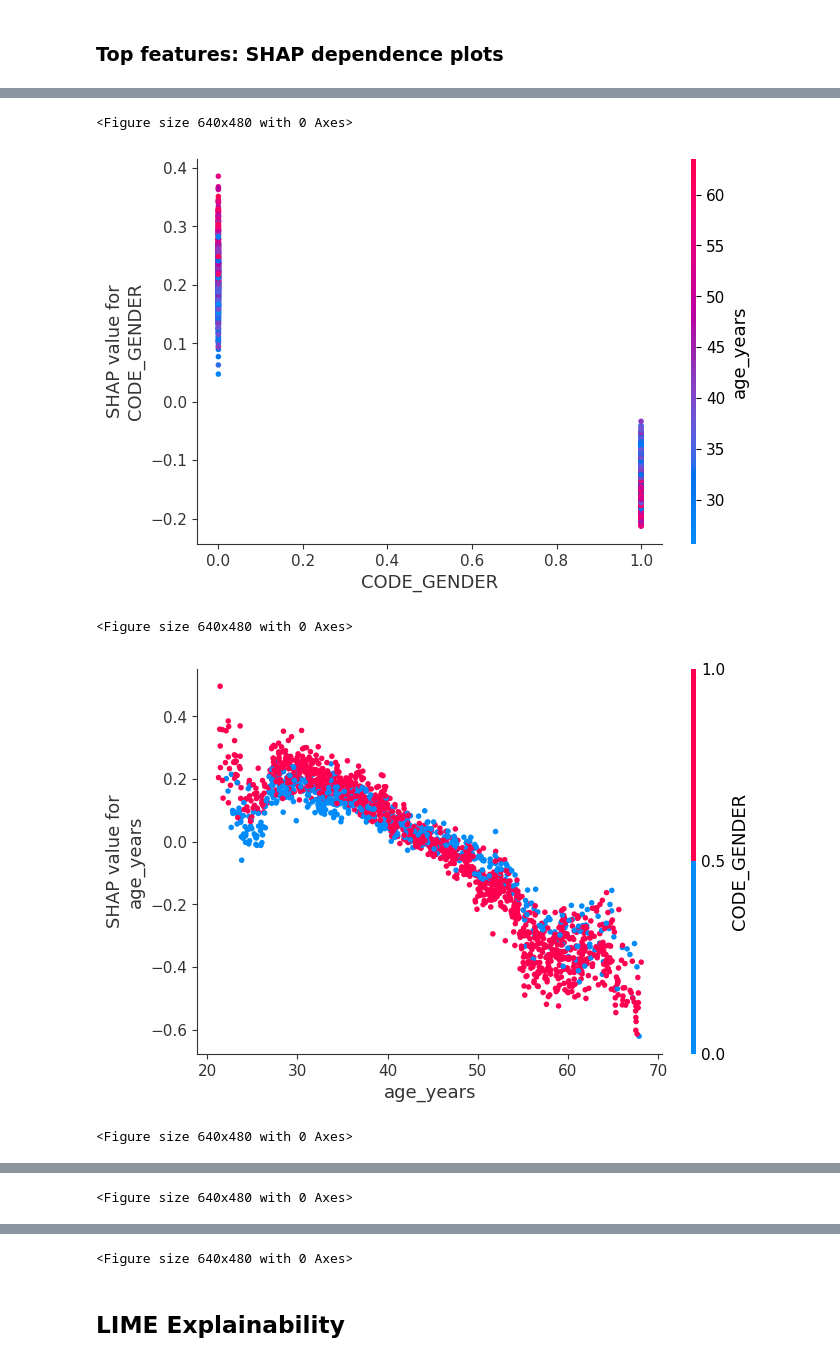
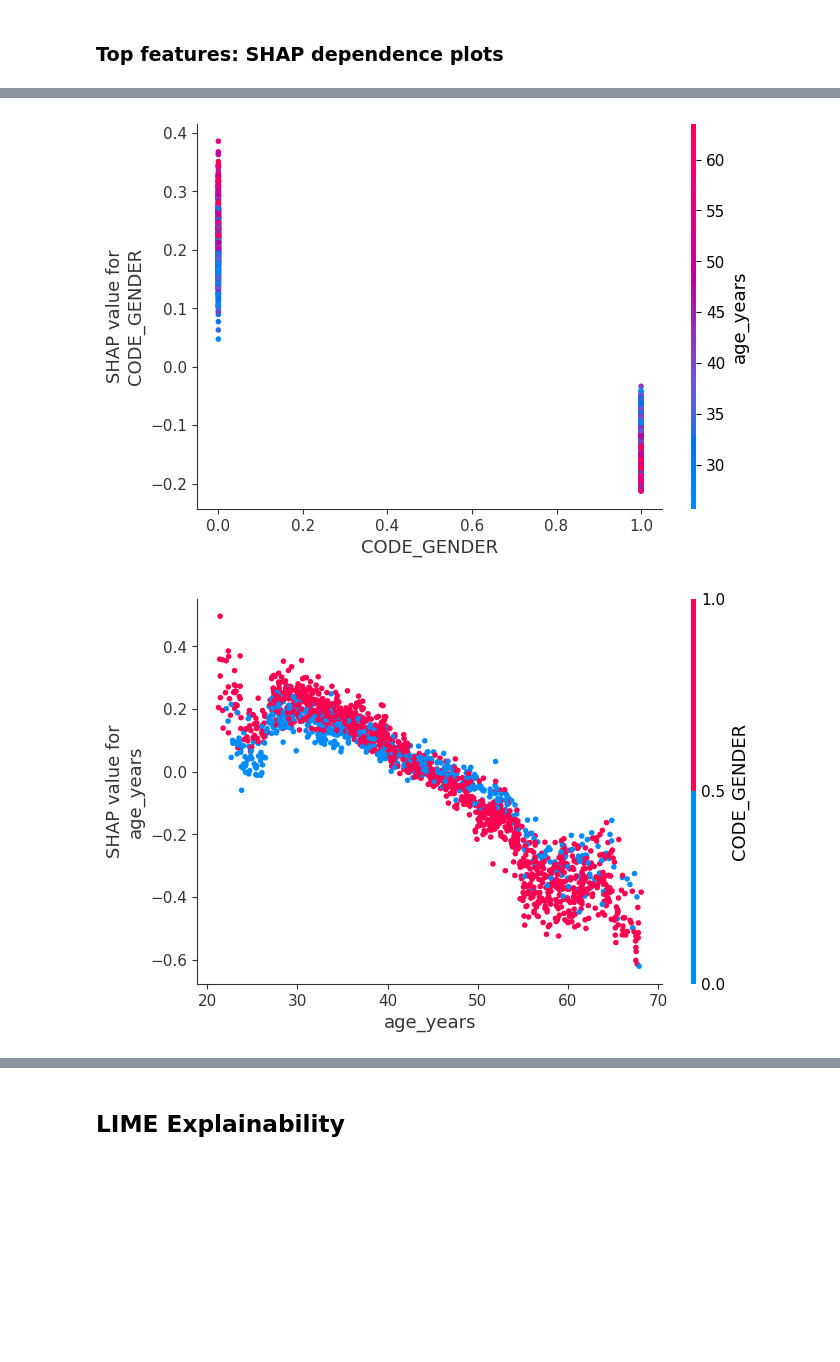
Before and after one commit to coder-red/credit-risk-model, a Jupyter notebook: notebooks/03_explainability.ipynb, the cells around one changed output, grey strips where cells are left out. Drawn from its saved outputs; the diff is of its cells as text; code cells hidden in the pictures; blank space fills up the shorter version.

```diff
--- a/notebooks/03_explainability.ipynb
+++ b/notebooks/03_explainability.ipynb
@@ -58,17 +55,14 @@ plt.show()
 # %%
 importances = np.abs(shap_values).mean(axis=0)
 top_idx = np.argsort(importances)[-5:]
 top_features = [X_sample.columns[i] for i in top_idx]
 
 top_features
 for feature in top_features:
-    shap.dependence_plot(feature, shap_values, X_sample)
+    shap.dependence_plot(feature, shap_values, X_sample, show=False)
     plt.savefig(f"{RESULTS_DIR}\\explainability\\shap_dependence_{feature}.png", dpi=300, bbox_inches="tight")
     plt.show()
 # %% [output]
 [figure]
-<Figure size 640x480 with 0 Axes>
-[figure, old version]
+[figure, new version]
-<Figure size 640x480 with 0 Axes>
-[figure, old version]
+[figure, new version]
-<Figure size 640x480 with 0 Axes>
@@ -76,6 +70,4 @@ for feature in top_features:
-<Figure size 640x480 with 0 Axes>
 [figure]
-<Figure size 640x480 with 0 Axes>
 # %% [markdown]
 ## LIME Explainability
 # %%
```
Also changed, not shown: parts of 5 cells of this notebook, 6 other files.
